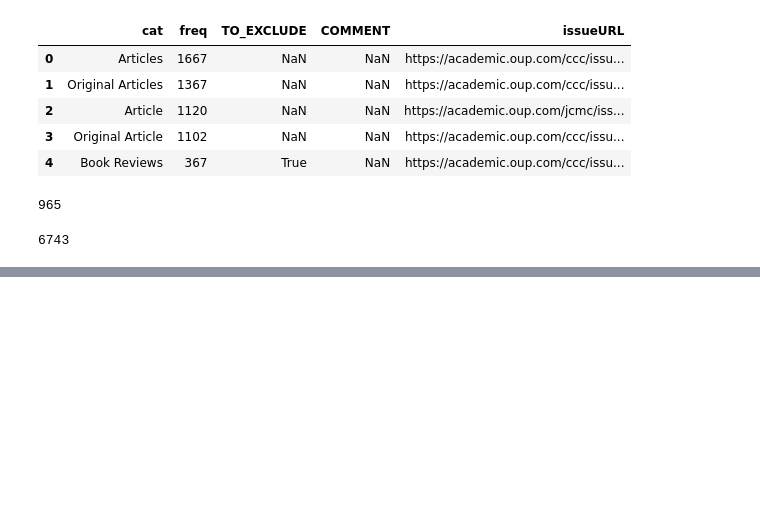
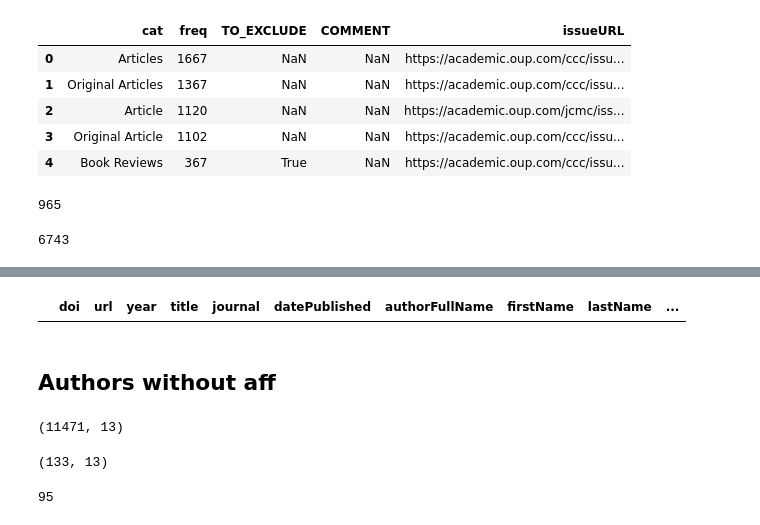
Before and after one commit to hongtaoh/ica_authors, a Jupyter notebook: Analysis_and_Ploting/Methods.ipynb, the cells around one changed output, grey strips where cells are left out. Cells and saved outputs as stored; diff of their text form; code cells hidden in the pictures; blank space fills up the shorter version.

```diff
--- a/Analysis_and_Ploting/Methods.ipynb
+++ b/Analysis_and_Ploting/Methods.ipynb
@@ -71,0 +90,11 @@ dff[dff.TO_EXCLUDE == True].freq.sum()
+# %%
+# our individual paper classification results
+hongtao = pd.read_csv('../data/interim/paper_classification_task/paper_classification_hongtao.csv')
+jeff = pd.read_csv('../data/interim/paper_classification_task/paper_classification_jeff.csv')
+kristen = pd.read_csv('../data/interim/paper_classification_task/paper_classification_kristen.csv')
+# %%
+# research papers
+hongtao_r = hongtao[hongtao.type == 1].doi.tolist()
+jeff_r = jeff[jeff.type == 'R'].doi.tolist()
+kristen_r = kristen[kristen.type == 'R'].doi.tolist()
+all_r = hongtao_r + jeff_r + kristen_r
@@ -71,0 +157,19 @@ dff[dff.TO_EXCLUDE == True].freq.sum()
+# %%
+authors = pd.read_csv('../data/interim/ica_author_data.csv')
+# %%
+authors['type'] = np.where(authors.doi.isin(all_r), 'R', 'M')
+# %%
+authors[(authors.type == 'R') & (authors.authorFullName.isnull())]
+# %% [output]
+|  | doi | url | year | title | journal | datePublished | authorFullName | firstName | lastName | ... |
+# %% [markdown]
+## Authors without aff
+# %%
+# number of authors in 5813 research paperes
+authors[authors.type == 'R'].shape
+# %% [output]
+(11471, 13)
+# %%
+authors[(authors.type == 'R') & (authors.affiliation.isnull())].shape
+# %% [output]
+(133, 13)
@@ -71,0 +179,4 @@ dff[dff.TO_EXCLUDE == True].freq.sum()
+# %%
+len(research_but_without_aff_papers)
+# %% [output]
+95
```
Also changed, not shown: parts of 30 cells of this notebook, 4 other files.
